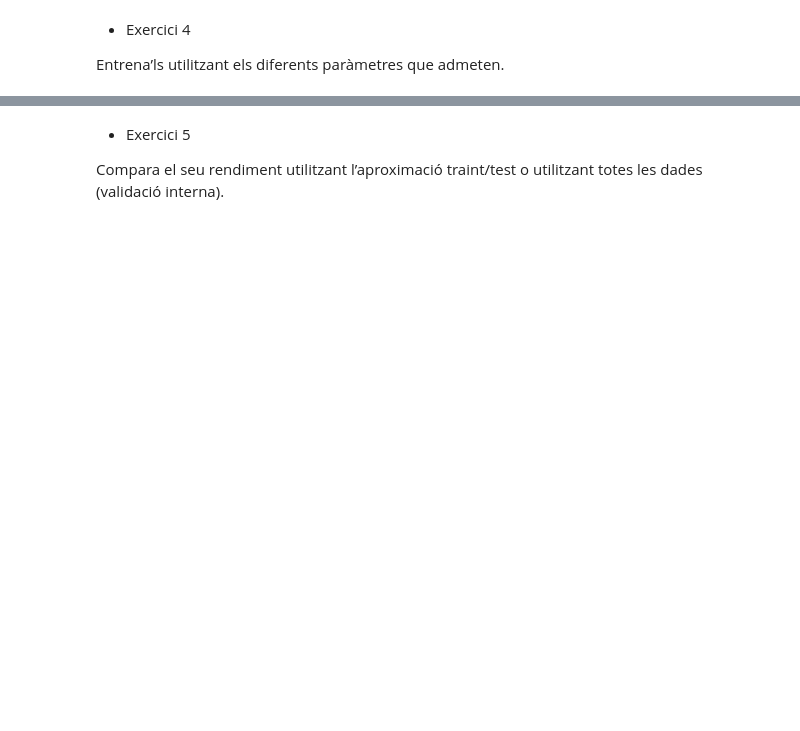
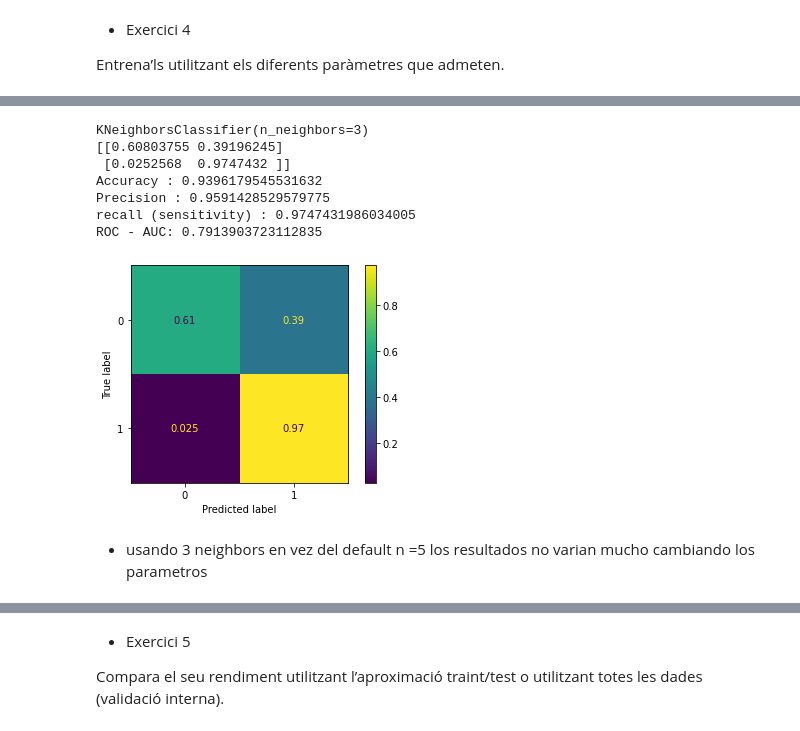
Before and after one commit to ManelForcales/Supervisat_Classificacio, a Jupyter notebook: Sprint13__classification.ipynb, the cells around one changed output, grey strips where cells are left out. Drawn from its saved outputs; the diff is of its cells as text; code cells hidden in the pictures; blank space fills up the shorter version.

```diff
--- a/Sprint13__classification.ipynb
+++ b/Sprint13__classification.ipynb
@@ -137,0 +166,14 @@ model4 = LinearSVC()
+# %%
+neighbor_1 = KNeighborsClassifier(n_neighbors=3)
+analyze_clasification_model(neighbor_1,X,y)
+# %% [output]
+KNeighborsClassifier(n_neighbors=3)
+[[0.60803755 0.39196245]
+ [0.0252568  0.9747432 ]]
+Accuracy : 0.9396179545531632
+Precision : 0.9591428529579775
+recall (sensitivity) : 0.9747431986034005
+ROC - AUC: 0.7913903723112835
+[figure, added]
+# %% [markdown]
++ usando 3 neighbors en vez del default n =5 los resultados no varian mucho cambiando los parametros
```
Also changed, not shown: parts of 32 cells of this notebook.
